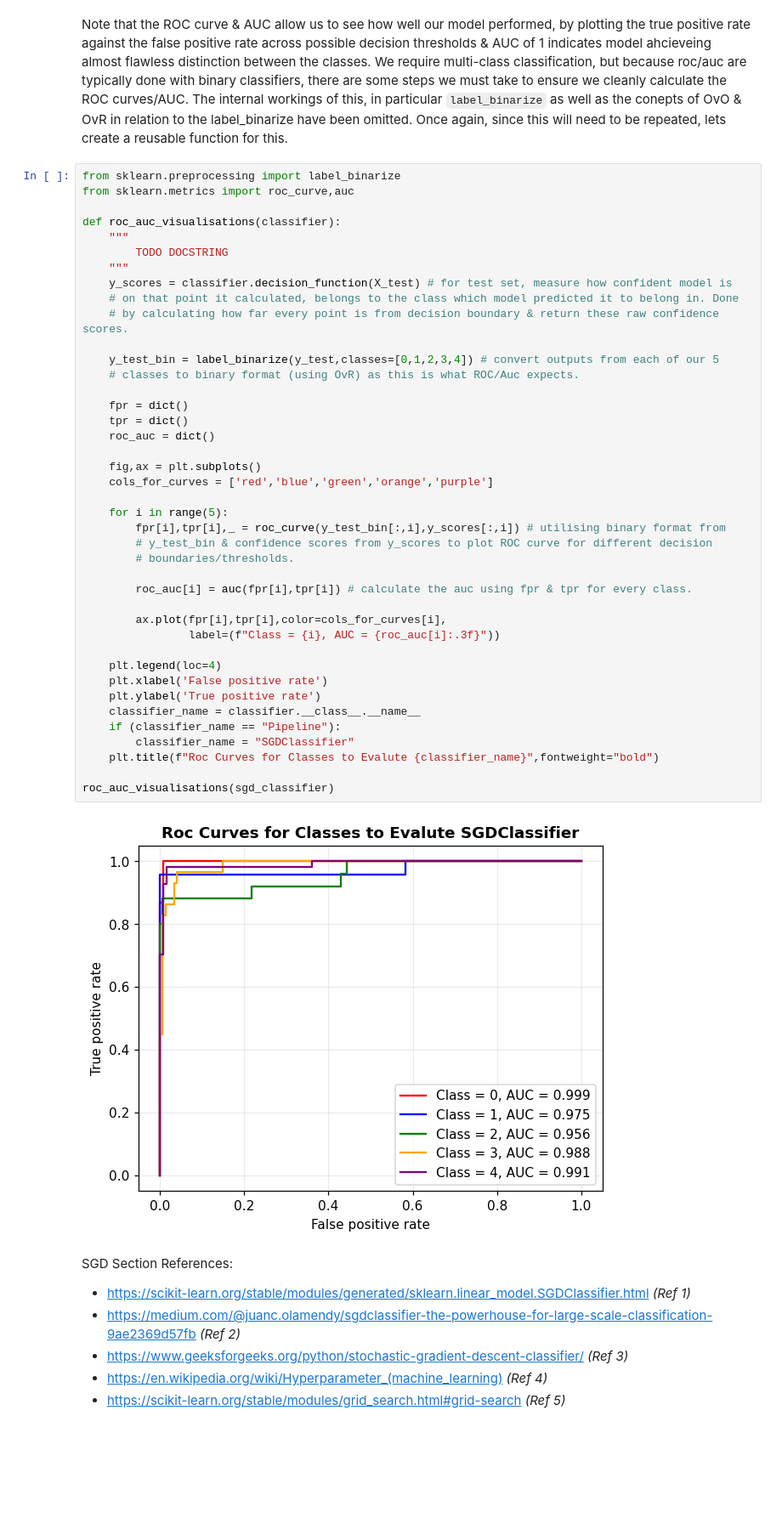
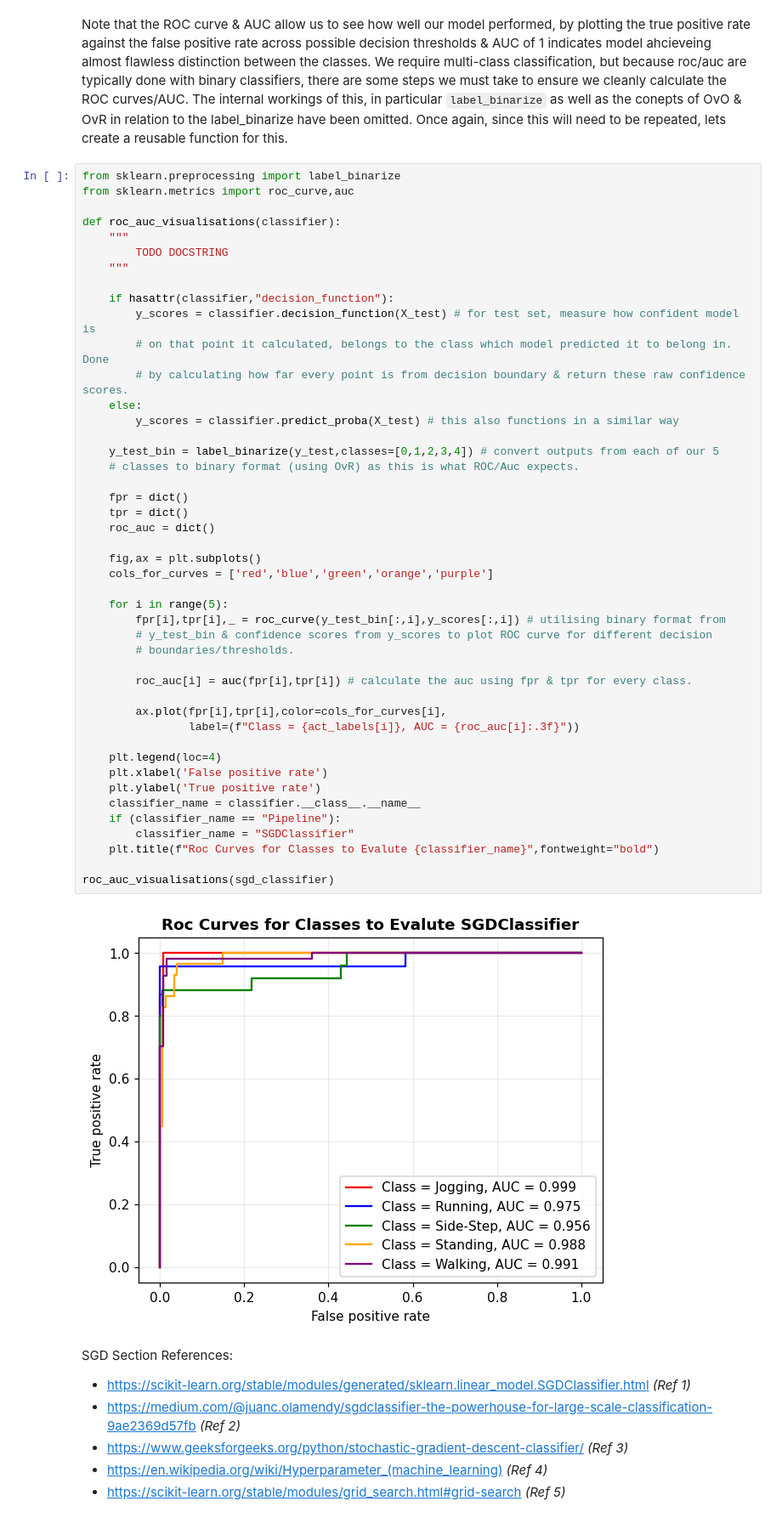
Before and after one commit to AKuinkel/cosc102-at3, a Jupyter notebook: COSC102_A3_Portfolio_for_ash.ipynb, the cells around one changed output. Shown at 85% size. Cells and saved outputs as stored; diff of their text form; blank space fills up the shorter version.

```diff
--- a/COSC102_A3_Portfolio_for_ash.ipynb
+++ b/COSC102_A3_Portfolio_for_ash.ipynb
@@ -2366,41 +2366,45 @@ def roc_auc_visualisations(classifier):
     """
         TODO DOCSTRING
     """
-    y_scores = classifier.decision_function(X_test) # for test set, measure how confident model is
-    # on that point it calculated, belongs to the class which model predicted it to belong in. Done
-    # by calculating how far every point is from decision boundary & return these raw confidence scores.
+
+    if hasattr(classifier,"decision_function"):
+        y_scores = classifier.decision_function(X_test) # for test set, measure how confident model is
+        # on that point it calculated, belongs to the class which model predicted it to belong in. Done
+        # by calculating how far every point is from decision boundary & return these raw confidence scores.
+    else:
+        y_scores = classifier.predict_proba(X_test) # this also functions in a similar way
 
     y_test_bin = label_binarize(y_test,classes=[0,1,2,3,4]) # convert outputs from each of our 5
     # classes to binary format (using OvR) as this is what ROC/Auc expects.
 
     fpr = dict()
     tpr = dict()
     roc_auc = dict()
 
     fig,ax = plt.subplots()
     cols_for_curves = ['red','blue','green','orange','purple']
 
     for i in range(5):
         fpr[i],tpr[i],_ = roc_curve(y_test_bin[:,i],y_scores[:,i]) # utilising binary format from
         # y_test_bin & confidence scores from y_scores to plot ROC curve for different decision
         # boundaries/thresholds.
 
         roc_auc[i] = auc(fpr[i],tpr[i]) # calculate the auc using fpr & tpr for every class.
 
         ax.plot(fpr[i],tpr[i],color=cols_for_curves[i],
-                label=(f"Class = {i}, AUC = {roc_auc[i]:.3f}"))
+                label=(f"Class = {act_labels[i]}, AUC = {roc_auc[i]:.3f}"))
 
     plt.legend(loc=4)
     plt.xlabel('False positive rate')
     plt.ylabel('True positive rate')
     classifier_name = classifier.__class__.__name__
     if (classifier_name == "Pipeline"):
         classifier_name = "SGDClassifier"
     plt.title(f"Roc Curves for Classes to Evalute {classifier_name}",fontweight="bold")
 
 roc_auc_visualisations(sgd_classifier)
 # %% [output]
-[figure, old version]
+[figure, new version]
 # %% [markdown]
 SGD Section References:
  - https://scikit-learn.org/stable/modules/generated/sklearn.linear_model.SGDClassifier.html *(Ref 1)*
```
Also changed, not shown: parts of 26 cells of this notebook.
